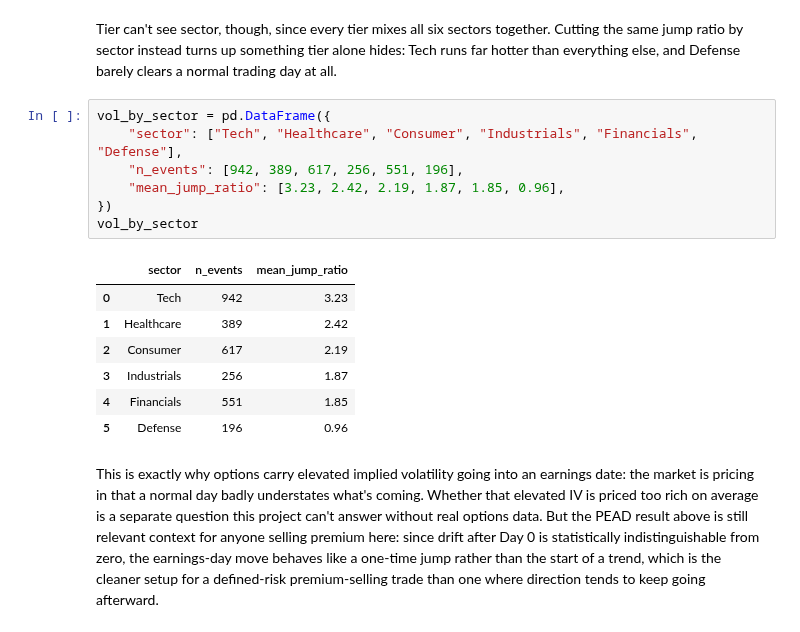
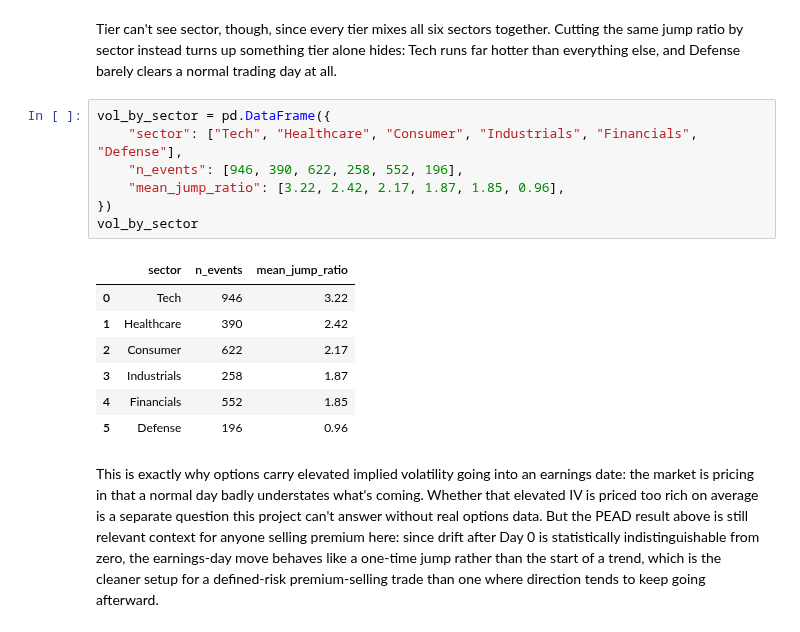
Before and after one commit to Noviath61/pead-project, a Jupyter notebook: analysis.ipynb, the cells around one changed output. Cells and saved outputs as stored; diff of their text form.

```diff
--- a/analysis.ipynb
+++ b/analysis.ipynb
@@ -400,17 +400,17 @@ than everything else, and Defense barely clears a normal trading day at all.
 # %%
 vol_by_sector = pd.DataFrame({
     "sector": ["Tech", "Healthcare", "Consumer", "Industrials", "Financials", "Defense"],
-    "n_events": [942, 389, 617, 256, 551, 196],
-    "mean_jump_ratio": [3.23, 2.42, 2.19, 1.87, 1.85, 0.96],
+    "n_events": [946, 390, 622, 258, 552, 196],
+    "mean_jump_ratio": [3.22, 2.42, 2.17, 1.87, 1.85, 0.96],
 })
 vol_by_sector
 # %% [output]
 |  | sector | n_events | mean_jump_ratio |
-| 0 | Tech | 942 | 3.23 |
-| 1 | Healthcare | 389 | 2.42 |
-| 2 | Consumer | 617 | 2.19 |
-| 3 | Industrials | 256 | 1.87 |
-| 4 | Financials | 551 | 1.85 |
+| 0 | Tech | 946 | 3.22 |
+| 1 | Healthcare | 390 | 2.42 |
+| 2 | Consumer | 622 | 2.17 |
+| 3 | Industrials | 258 | 1.87 |
+| 4 | Financials | 552 | 1.85 |
 | 5 | Defense | 196 | 0.96 |
 # %% [markdown]
 This is exactly why options carry elevated implied volatility going into an earnings date:
```
Also changed, not shown: 2 other files.
